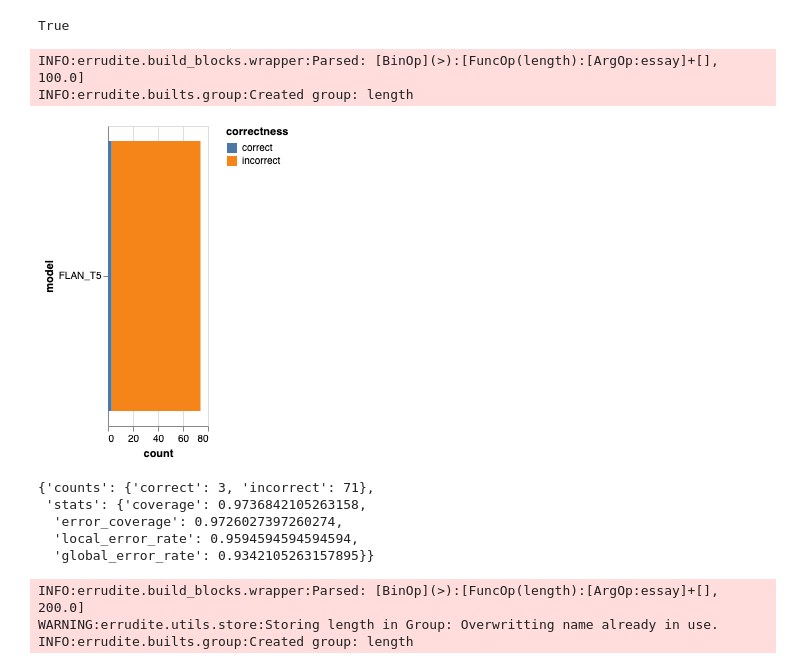
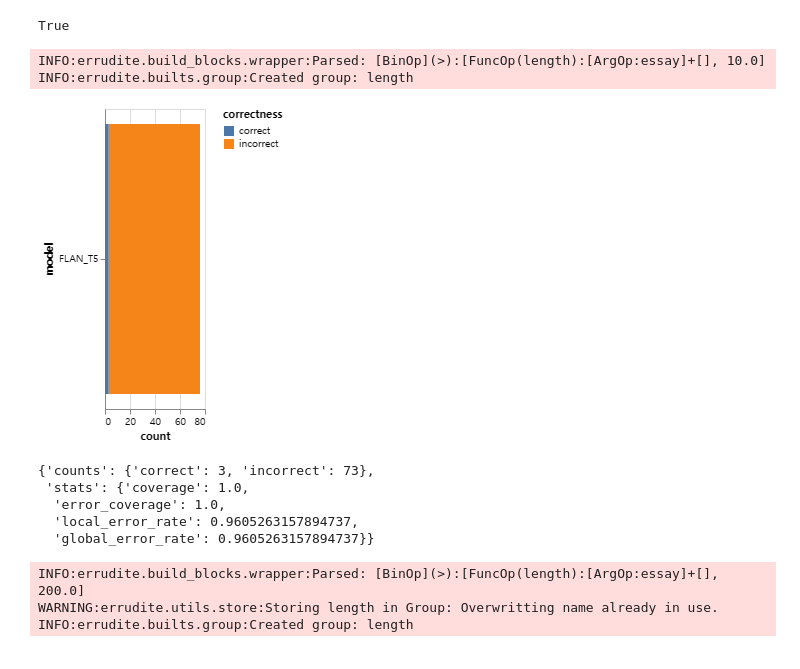
Before and after one commit to Shim00Coding/HUMAN_AI_Errudite, a Jupyter notebook: tutorials/Errudite_preprocess.ipynb, the cells around one changed output. Drawn from its saved outputs; the diff is of its cells as text; code cells hidden in the pictures.

```diff
--- a/tutorials/Errudite_preprocess.ipynb
+++ b/tutorials/Errudite_preprocess.ipynb
@@ -328,38 +328,38 @@ True
 # %%
 from errudite.builts import Group
 from errudite.builts import Attribute
-group_length_100 = Group.create(
+group_length_10 = Group.create(
     # The name of the attribute
     name="length",
     # the description of the attribute
-    description="length greater than 100",
+    description="length greater than 10",
     # All the previously created attributes and groups
     # can be used and queried, as long as we serve the
     # stored attributes and groups as part of the inputs.
-    cmd="length(essay) > 100",
+    cmd="length(essay) > 10",
     attr_hash=Attribute.store_hash(),
     group_hash=Group.store_hash()
 )
 # %% [output]
-INFO:errudite.build_blocks.wrapper:Parsed: [BinOp](>):[FuncOp(length):[ArgOp:essay]+[], 100.0]
+INFO:errudite.build_blocks.wrapper:Parsed: [BinOp](>):[FuncOp(length):[ArgOp:essay]+[], 10.0]
 INFO:errudite.builts.group:Created group: length
 # %%
-group_length_100.visualize_models(models=["FLAN_T5"])
+group_length_10.visualize_models(models=["FLAN_T5"])
 # %% [output]
-[figure, old version]
+[figure, new version]
 # %%
 # some general stats on groups
 Group.eval_stats(
-    filtered_instances=group_length_100.get_instances(),
+    filtered_instances=group_length_10.get_instances(),
     # this will automatically call the default model we got
     model=None
 )
 # %% [output]
-{'counts': {'correct': 3, 'incorrect': 71},
- 'stats': {'coverage': 0.9736842105263158,
-  'error_coverage': 0.9726027397260274,
-  'local_error_rate': 0.9594594594594594,
-  'global_error_rate': 0.9342105263157895}}
+{'counts': {'correct': 3, 'incorrect': 73},
+ 'stats': {'coverage': 1.0,
+  'error_coverage': 1.0,
+  'local_error_rate': 0.9605263157894737,
+  'global_error_rate': 0.9605263157894737}}
 # %%
 from errudite.builts import Group
 from errudite.builts import Attribute
```
Also changed, not shown: parts of 42 cells of this notebook.
